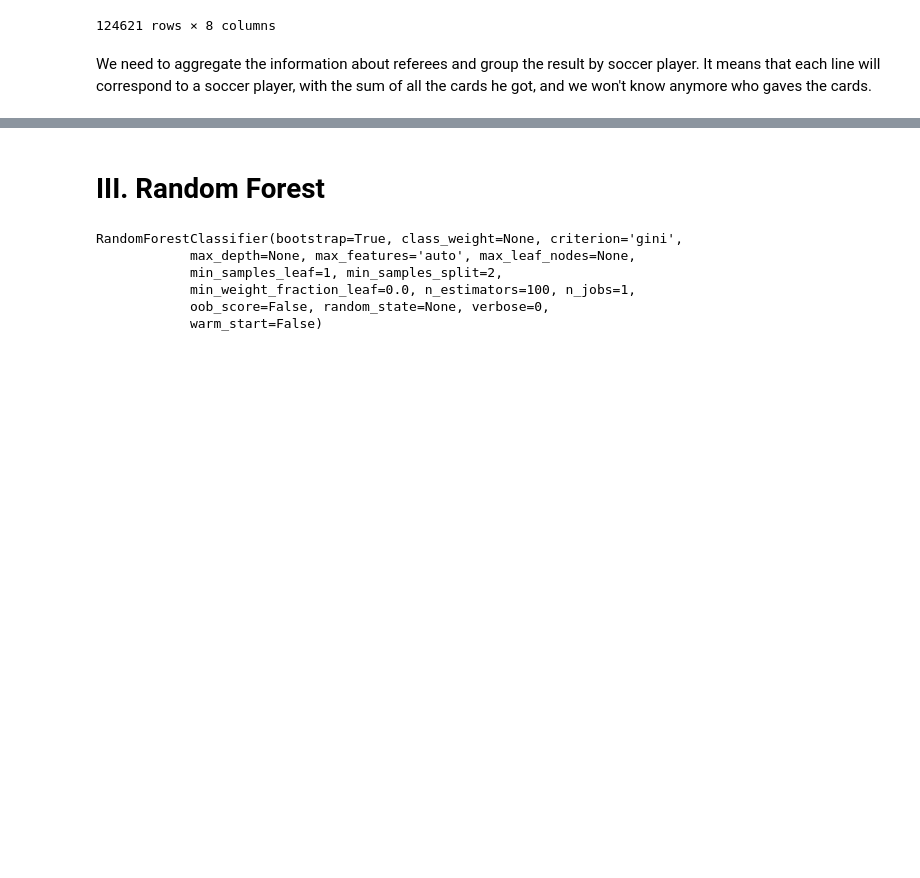
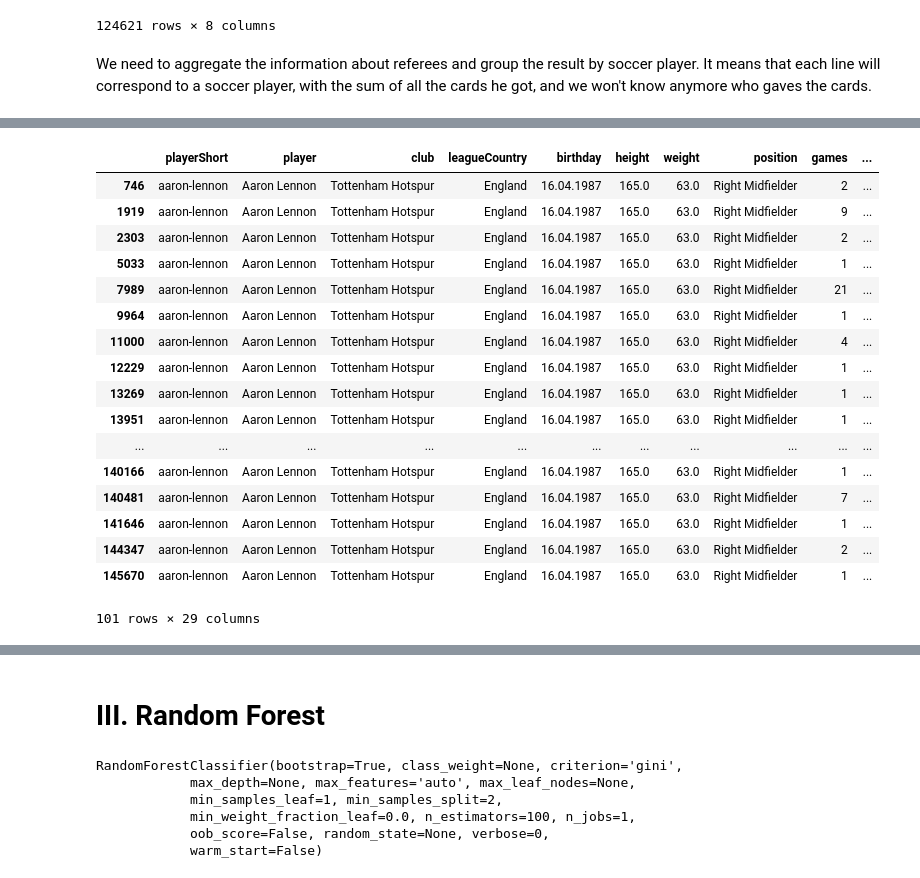
Before and after one commit to Merinorus/adaisawesome, a Jupyter notebook: Homework/04 - Applied ML/Homework04_Referees_teamawesome_Q2.ipynb, the cells around one changed output, grey strips where cells are left out. Drawn from its saved outputs; the diff is of its cells as text; code cells hidden in the pictures; blank space fills up the shorter version.

```diff
--- a/Homework/04 - Applied ML/Homework04_Referees_teamawesome_Q2.ipynb
+++ b/Homework/04 - Applied ML/Homework04_Referees_teamawesome_Q2.ipynb
@@ -193,0 +194,21 @@ Data_aggregated
+# %%
+Data_hasImage[Data_hasImage['playerShort'] == 'aaron-lennon']
+# %% [output]
+|  | playerShort | player | club | leagueCountry | birthday | height | weight | position | games | ... |
+| 746 | aaron-lennon | Aaron Lennon | Tottenham Hotspur | England | 16.04.1987 | 165.0 | 63.0 | Right Midfielder | 2 | ... |
+| 1919 | aaron-lennon | Aaron Lennon | Tottenham Hotspur | England | 16.04.1987 | 165.0 | 63.0 | Right Midfielder | 9 | ... |
+| 2303 | aaron-lennon | Aaron Lennon | Tottenham Hotspur | England | 16.04.1987 | 165.0 | 63.0 | Right Midfielder | 2 | ... |
+| 5033 | aaron-lennon | Aaron Lennon | Tottenham Hotspur | England | 16.04.1987 | 165.0 | 63.0 | Right Midfielder | 1 | ... |
+| 7989 | aaron-lennon | Aaron Lennon | Tottenham Hotspur | England | 16.04.1987 | 165.0 | 63.0 | Right Midfielder | 21 | ... |
+| 9964 | aaron-lennon | Aaron Lennon | Tottenham Hotspur | England | 16.04.1987 | 165.0 | 63.0 | Right Midfielder | 1 | ... |
+| 11000 | aaron-lennon | Aaron Lennon | Tottenham Hotspur | England | 16.04.1987 | 165.0 | 63.0 | Right Midfielder | 4 | ... |
+| 12229 | aaron-lennon | Aaron Lennon | Tottenham Hotspur | England | 16.04.1987 | 165.0 | 63.0 | Right Midfielder | 1 | ... |
+| 13269 | aaron-lennon | Aaron Lennon | Tottenham Hotspur | England | 16.04.1987 | 165.0 | 63.0 | Right Midfielder | 1 | ... |
+| 13951 | aaron-lennon | Aaron Lennon | Tottenham Hotspur | England | 16.04.1987 | 165.0 | 63.0 | Right Midfielder | 1 | ... |
+| ... | ... | ... | ... | ... | ... | ... | ... | ... | ... | ... |
+| 140166 | aaron-lennon | Aaron Lennon | Tottenham Hotspur | England | 16.04.1987 | 165.0 | 63.0 | Right Midfielder | 1 | ... |
+| 140481 | aaron-lennon | Aaron Lennon | Tottenham Hotspur | England | 16.04.1987 | 165.0 | 63.0 | Right Midfielder | 7 | ... |
+| 141646 | aaron-lennon | Aaron Lennon | Tottenham Hotspur | England | 16.04.1987 | 165.0 | 63.0 | Right Midfielder | 1 | ... |
+| 144347 | aaron-lennon | Aaron Lennon | Tottenham Hotspur | England | 16.04.1987 | 165.0 | 63.0 | Right Midfielder | 2 | ... |
+| 145670 | aaron-lennon | Aaron Lennon | Tottenham Hotspur | England | 16.04.1987 | 165.0 | 63.0 | Right Midfielder | 1 | ... |
+101 rows × 29 columns
```
Also changed, not shown: parts of 4 cells of this notebook, 2 other files.
